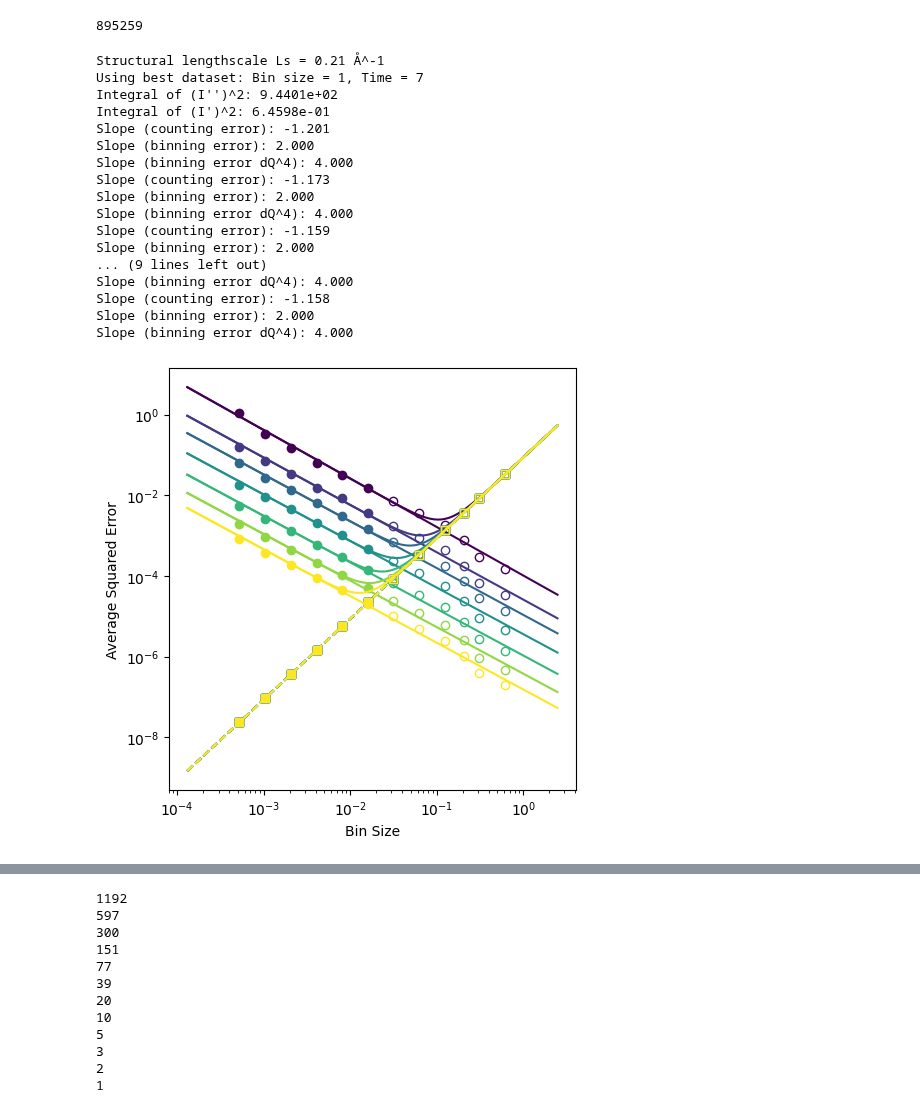
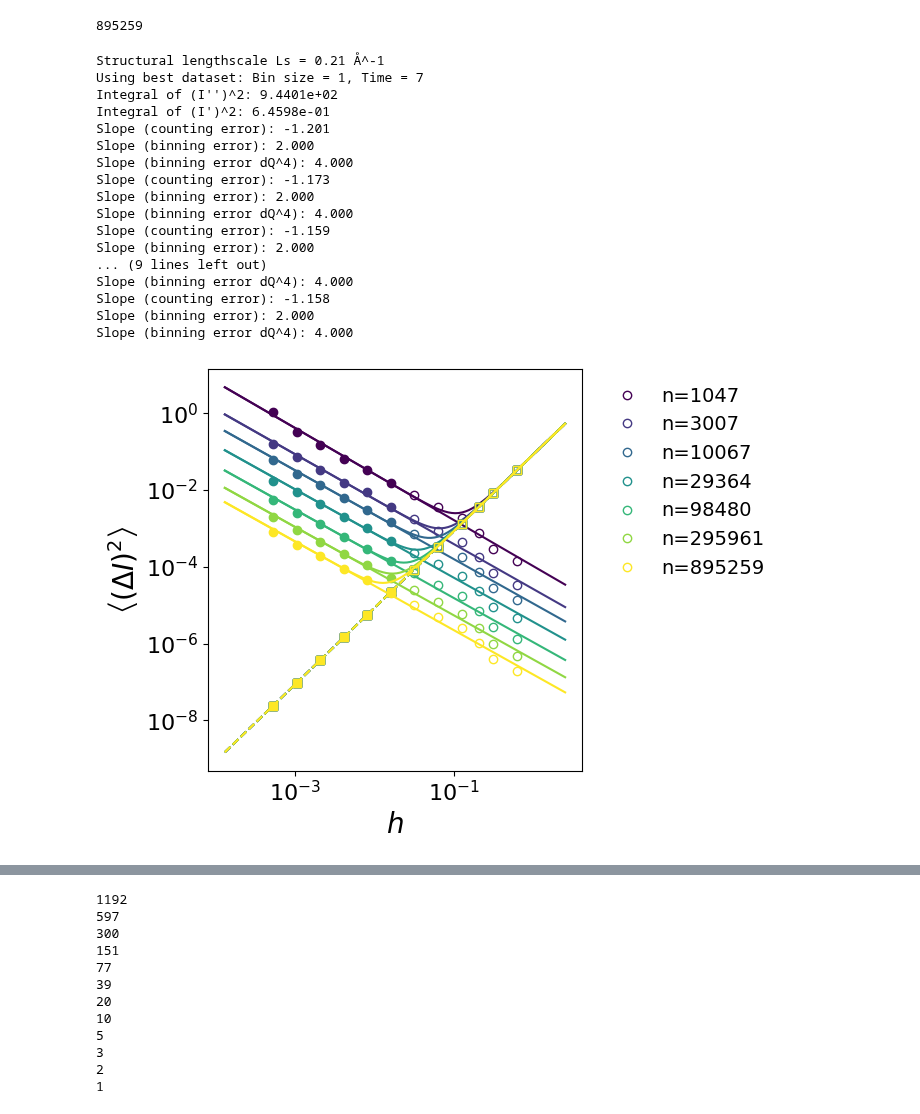
Before and after one commit to ch-tung/MLSR, a Jupyter notebook: binning/test_ILL_bin.ipynb, the cells around one changed output, grey strips where cells are left out. Drawn from its saved outputs; the diff is of its cells as text; code cells hidden in the pictures.

Commit message:
updated figures

```diff
--- a/binning/test_ILL_bin.ipynb
+++ b/binning/test_ILL_bin.ipynb
@@ -407,7 +407,7 @@ for time_key in data[bin_size_key_min][fixed_collimation].keys():
         }
 
 # Plot the results
-fig, ax = plt.subplots(figsize=(5, 5))
+fig, ax = plt.subplots(figsize=(7, 5))
 
 colors = plt.cm.viridis(np.linspace(0, 1, len(sorted_time_keys)))
 line_styles = ['-o', '-s', '-^', '-D', '-x']
@@ -420,6 +420,8 @@ for i, time_val in enumerate(sorted_time_keys):
     # Get all bin sizes and errors for the current time
     plot_keys = sorted(plot_data.keys(), key=lambda x: int(x))
     bin_size_keys_for_time = sorted([bs for bs in data.keys()])
+
+    total_counts = data[bin_size_keys_for_time[0]][fixed_collimation][time_str].total_counts
 
     counting_errors = [plot_data[bs][time_str]['counting'] for bs in bin_size_keys_for_time]
     binning_errors =  [plot_data[bs][time_str]['binning'] for bs in bin_size_keys_for_time]
@@ -435,19 +437,17 @@ for i, time_val in enumerate(sorted_time_keys):
         markeredgecolor = colors[i]
         # Counting error
         ax.plot(current_data_bin_sizes[j], counting_errors[j], linestyle='', marker='o',
-                markerfacecolor=markerfacecolor, markeredgecolor=markeredgecolor,
-                label=f'Counting Err ({time} s)' if (i == 0 and j == 0) else "", fillstyle='full' if int(bs) > 0 else 'none')
+                markerfacecolor=markerfacecolor, markeredgecolor=markeredgecolor, fillstyle='full' if int(bs) > 0 else 'none', label=f'n={total_counts}' if (j == 0) else "")
         # Binning error
         ax.plot(current_data_bin_sizes[j], binning_errors[j], linestyle='', marker='s',
-                markerfacecolor=markerfacecolor, markeredgecolor=markeredgecolor,
-                label=f'Binning Err ({time} s)' if (i == 0 and j == 0) else "", fillstyle='full' if int(bs) > 0 else 'none')
+                markerfacecolor=markerfacecolor, markeredgecolor=markeredgecolor, fillstyle='full' if int(bs) > 0 else 'none')
         # # Binning error dQ4
         # ax.plot(current_data_bin_sizes[j], binning_errors_dQ4[j], linestyle='', marker='^',
         #         markerfacecolor=markerfacecolor, markeredgecolor=markeredgecolor,
         #         label=f'Binning Err dQ4 ({time} s)' if (i == 0 and j == 0) else "", fillstyle='full' if int(bs) > 0 else 'none')
         # Total error (optional, keep as open circle)
         ax.plot(current_data_bin_sizes[j], total_errors[j], linestyle='', marker='',
-                markerfacecolor=markerfacecolor, markeredgecolor=markeredgecolor)
+                markerfacecolor=markerfacecolor, markeredgecolor=markeredgecolor, fillstyle='full' if int(bs) > 0 else 'none')
 
     # Linear fit the log-log counting_errors and binning_errors
     log_bin_sizes = np.log(current_data_bin_sizes)
@@ -470,35 +470,38 @@ for i, time_val in enumerate(sorted_time_keys):
     ax.plot(current_data_bin_sizes_fine, fit_counting, linestyle='solid', color=colors[i])
     ax.plot(current_data_bin_sizes_fine, fit_binning, linestyle='dashed', color=colors[i])
     # ax.plot(current_data_bin_sizes_fine, fit_binning_dQ4, linestyle='dotted', color=colors[i])
     ax.plot(current_data_bin_sizes_fine, fit_counting + fit_binning, linestyle='solid', color=colors[i])
 
 # ax.plot(current_data_bin_sizes_fine, (current_data_bin_sizes_fine/lengthscale)**2, linestyle='dotted', color='black', label='y=x^2/Ls^2')
-ax.set_xlabel('Bin Size')
-ax.set_ylabel('Average Squared Error')
+ax.set_xlabel(r'$h$', fontsize=20)
+ax.set_ylabel(r'$\left\langle (\Delta I)^2 \right\rangle$', fontsize=20)
 ax.set_xscale('log')
 ax.set_yscale('log')
-# ax.legend(title='Error Type & Duration', bbox_to_anchor=(1.05, 1), loc='upper left')
+ax.tick_params(axis='both', which='major', labelsize=16)
+# Uncomment if legend is used:
+# ax.legend(title='Error Type & Duration', bbox_to_anchor=(1.05, 1), loc='upper left', fontsize=14, title_fontsize=14)
+ax.legend(bbox_to_anchor=(1.02, 1), loc='upper left', frameon=False, fontsize=14)
 # ax.grid(True, which="both", ls="--")
 
 plt.tight_layout()
 plt.show()
 # %% [output]
 Structural lengthscale Ls = 0.21 Å^-1
 Using best dataset: Bin size = 1, Time = 7
 Integral of (I'')^2: 9.4401e+02
 Integral of (I')^2: 6.4598e-01
 Slope (counting error): -1.201
 Slope (binning error): 2.000
 Slope (binning error dQ^4): 4.000
 Slope (counting error): -1.173
 Slope (binning error): 2.000
 Slope (binning error dQ^4): 4.000
 Slope (counting error): -1.159
 Slope (binning error): 2.000
 ... (9 lines left out)
 Slope (binning error dQ^4): 4.000
 Slope (counting error): -1.158
 Slope (binning error): 2.000
 Slope (binning error dQ^4): 4.000
-[figure, old version]
+[figure, new version]
 # %%
```
Also changed, not shown: parts of 3 cells of this notebook, 2 other files.
